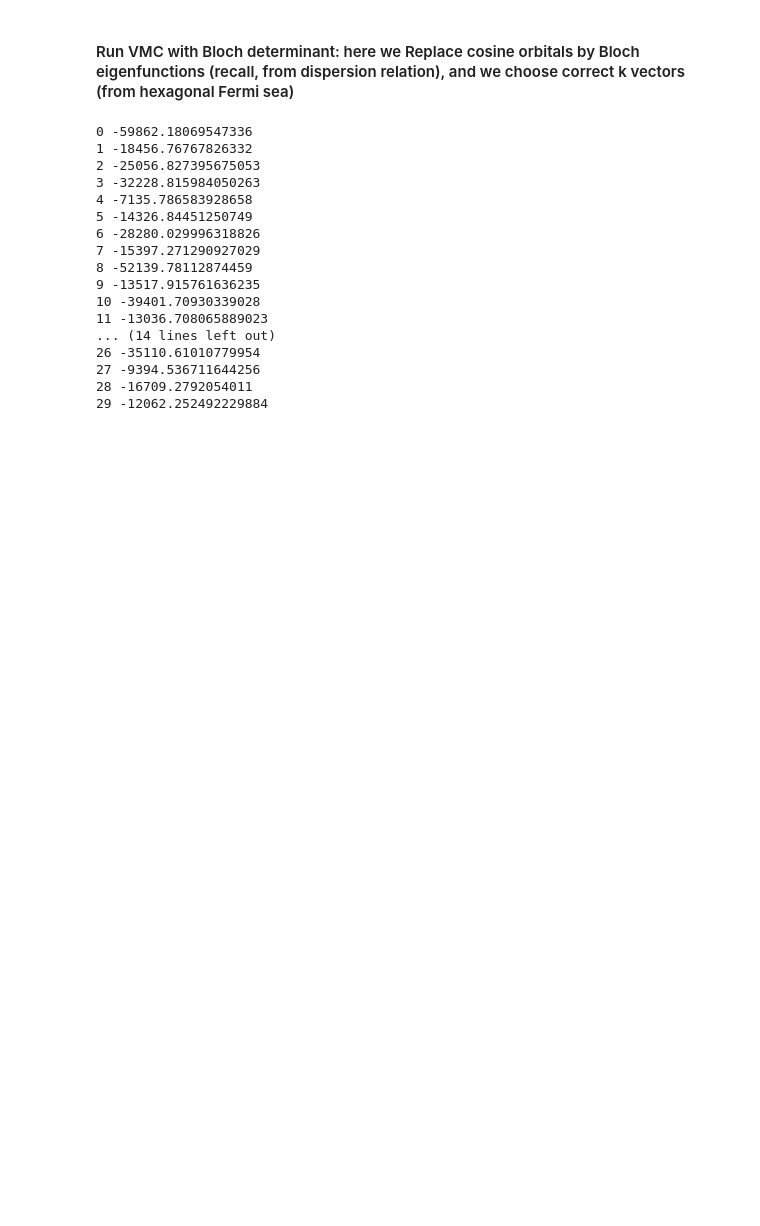
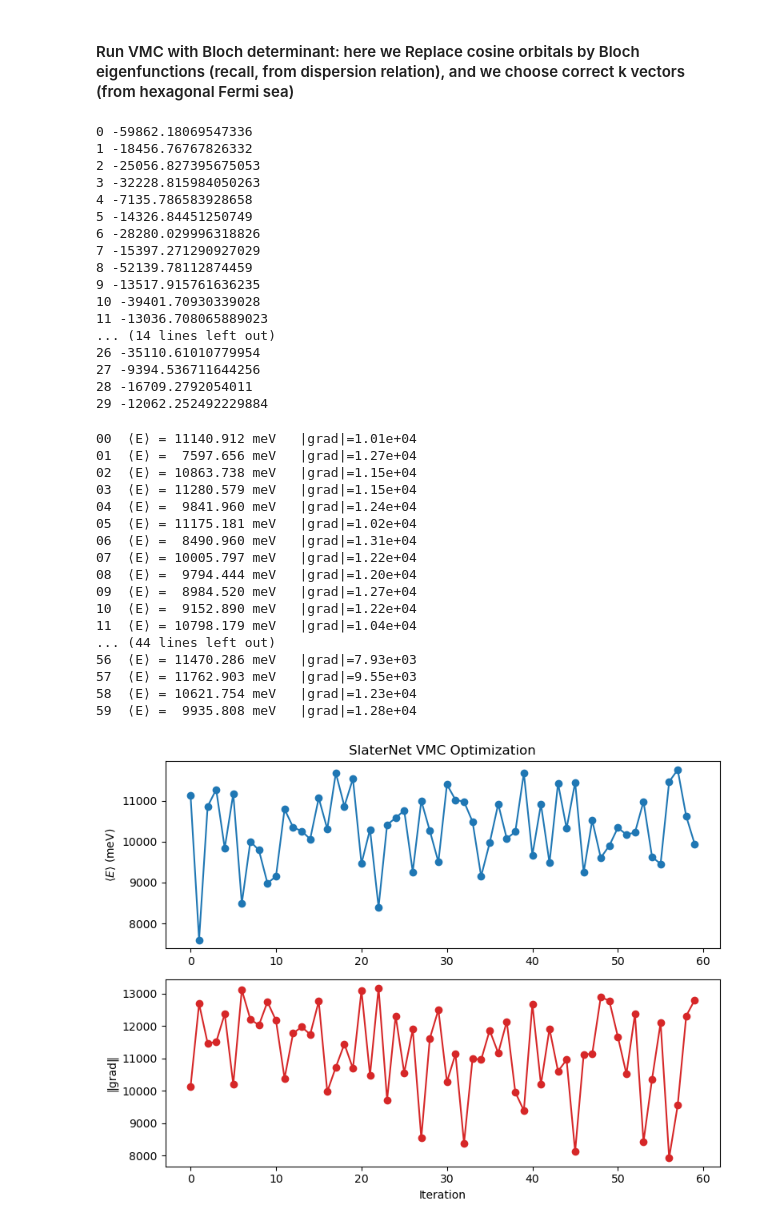
Before and after one commit to LexuZhao/SelfAttentionNN_VMC, a Jupyter notebook: test_code.ipynb, the cells around one changed output. Drawn from its saved outputs; the diff is of its cells as text; code cells hidden in the pictures; blank space fills up the shorter version.

```diff
--- a/test_code.ipynb
+++ b/test_code.ipynb
@@ -160,0 +167,52 @@ for it in range(30):
+# %%
+import numpy as np
+import matplotlib.pyplot as plt
+
+torch.set_default_dtype(torch.double)
+
+N_e = 6
+wf  = SlaterNetWF(N_e, n_hidden=64, n_layer=4, L=a_m, device="cpu")
+vmc = VMC(wf, energy_static, box_length=a_m)
+
+E_trace       = []
+grad_norms    = []
+
+for it in range(60):
+    E, grad, _ = vmc.step(n_cfg=1500, lr=5e-4)
+    E_trace.append(E)
+    grad_norms.append(np.linalg.norm(grad))
+    print(f"{it:02d}  ⟨E⟩ = {E:9.3f} meV   |grad|={grad_norms[-1]:.2e}")
+
+# now plot
+plt.figure(figsize=(8,6))
+
+plt.subplot(2,1,1)
+plt.plot(E_trace,   marker='o')
+plt.ylabel(r"$\langle E\rangle$ (meV)")
+plt.title("SlaterNet VMC Optimization")
+
+plt.subplot(2,1,2)
+plt.plot(grad_norms, marker='o', color='C3')
+plt.ylabel("‖grad‖")
+plt.xlabel("Iteration")
+plt.tight_layout()
+plt.show()
+# %% [output]
+00  ⟨E⟩ = 11140.912 meV   |grad|=1.01e+04
+01  ⟨E⟩ =  7597.656 meV   |grad|=1.27e+04
+02  ⟨E⟩ = 10863.738 meV   |grad|=1.15e+04
+03  ⟨E⟩ = 11280.579 meV   |grad|=1.15e+04
+04  ⟨E⟩ =  9841.960 meV   |grad|=1.24e+04
+05  ⟨E⟩ = 11175.181 meV   |grad|=1.02e+04
+06  ⟨E⟩ =  8490.960 meV   |grad|=1.31e+04
+07  ⟨E⟩ = 10005.797 meV   |grad|=1.22e+04
+08  ⟨E⟩ =  9794.444 meV   |grad|=1.20e+04
+09  ⟨E⟩ =  8984.520 meV   |grad|=1.27e+04
+10  ⟨E⟩ =  9152.890 meV   |grad|=1.22e+04
+11  ⟨E⟩ = 10798.179 meV   |grad|=1.04e+04
+... (44 lines left out)
+56  ⟨E⟩ = 11470.286 meV   |grad|=7.93e+03
+57  ⟨E⟩ = 11762.903 meV   |grad|=9.55e+03
+58  ⟨E⟩ = 10621.754 meV   |grad|=1.23e+04
+59  ⟨E⟩ =  9935.808 meV   |grad|=1.28e+04
+[figure, added]
```
Also changed, not shown: parts of 2 cells of this notebook, 7 other files.
